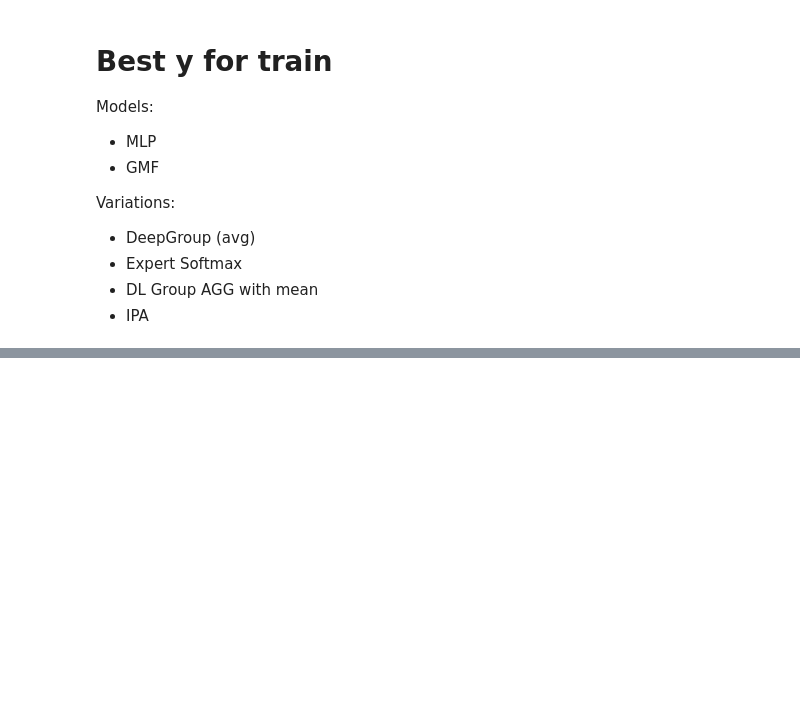
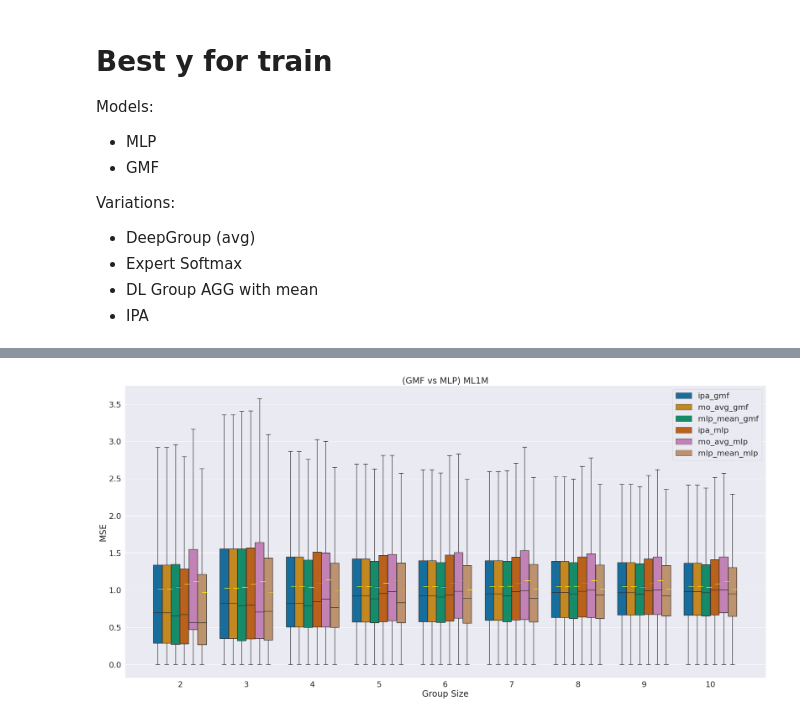
Before and after one commit to Adnan-Talebi/DL-CF-GRS, a Jupyter notebook: notebooks/results-paper.ipynb, the cells around one changed output, grey strips where cells are left out. Drawn from its saved outputs; the diff is of its cells as text; code cells hidden in the pictures; blank space fills up the shorter version.

```diff
--- a/notebooks/results-paper.ipynb
+++ b/notebooks/results-paper.ipynb
@@ -249,0 +194,5 @@ lineplot(results, "ERROR2", "MSE", "Individual model GMF", "ANIME")
+# %%
+means, ml1m_results, results_dict = get_error(get_all_models_files(), 'ml1m')
+boxplot(ml1m_results, "ERROR2", "MSE", "GMF vs MLP", "ML1M", half_width=False)
+# %% [output]
+[figure, added]
```
Also changed, not shown: parts of 39 cells of this notebook, 5 other files.
